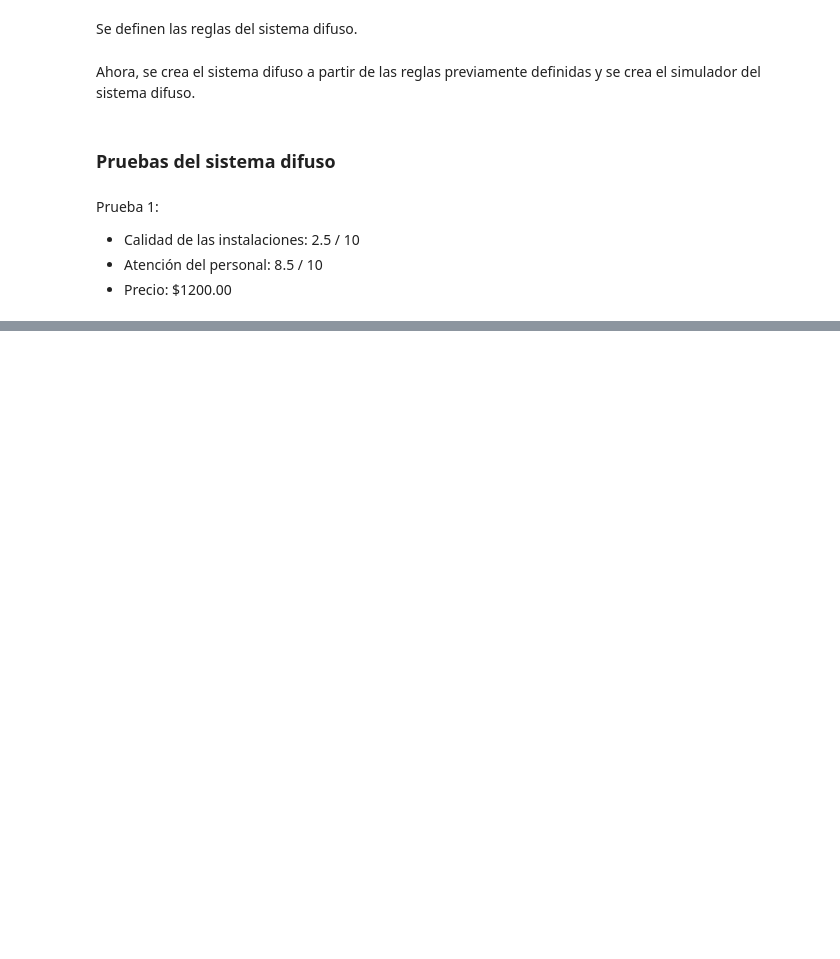
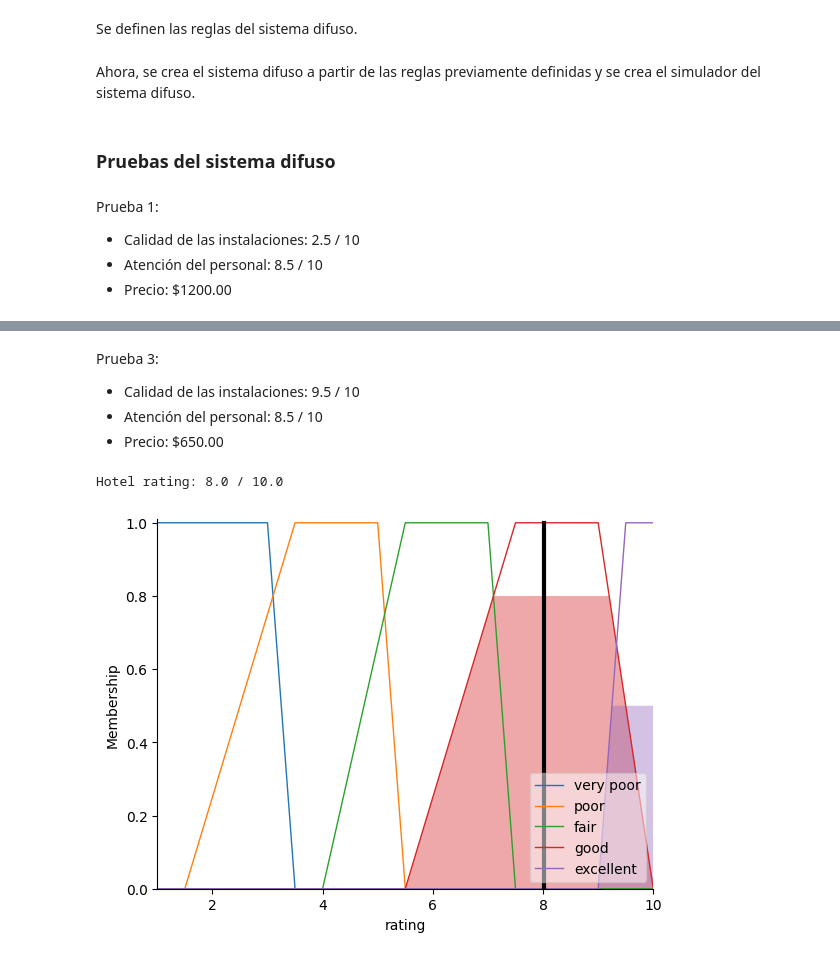
Before and after one commit to axlserial/hotels-rating-fuzzy, a Jupyter notebook: fuzzy.ipynb, the cells around one changed output, grey strips where cells are left out. Cells and saved outputs as stored; diff of their text form; code cells hidden in the pictures; blank space fills up the shorter version.

```diff
--- a/fuzzy.ipynb
+++ b/fuzzy.ipynb
@@ -167,0 +214,21 @@ Hotel rating: 4.8 / 10.0
+# %% [markdown]
+Prueba 3:
+
+- Calidad de las instalaciones: 9.5 / 10
+- Atención del personal: 8.5 / 10
+- Precio: $650.00
+# %%
+rating_hotel.input["facilities"] = 9.5
+rating_hotel.input["staff"] = 8.5
+rating_hotel.input["price"] = 650.0
+
+# Calculate
+rating_hotel.compute()
+
+# Show results
+print(f'Hotel rating: {rating_hotel.output["rating"]:.1f} / 10.0')
+
+rating.view(sim=rating_hotel)
+# %% [output]
+Hotel rating: 8.0 / 10.0
+[figure, added]
```
Also changed, not shown: parts of 10 cells of this notebook.
